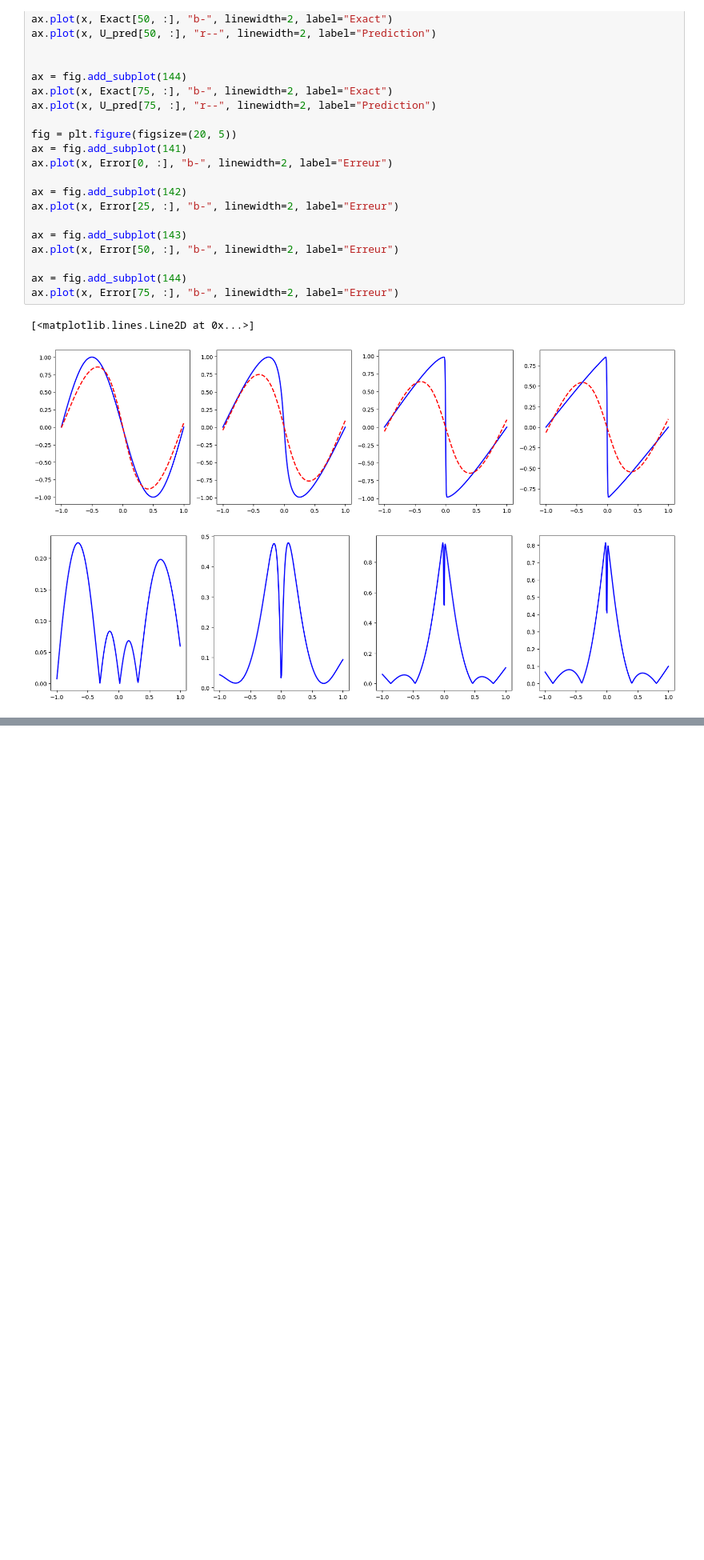
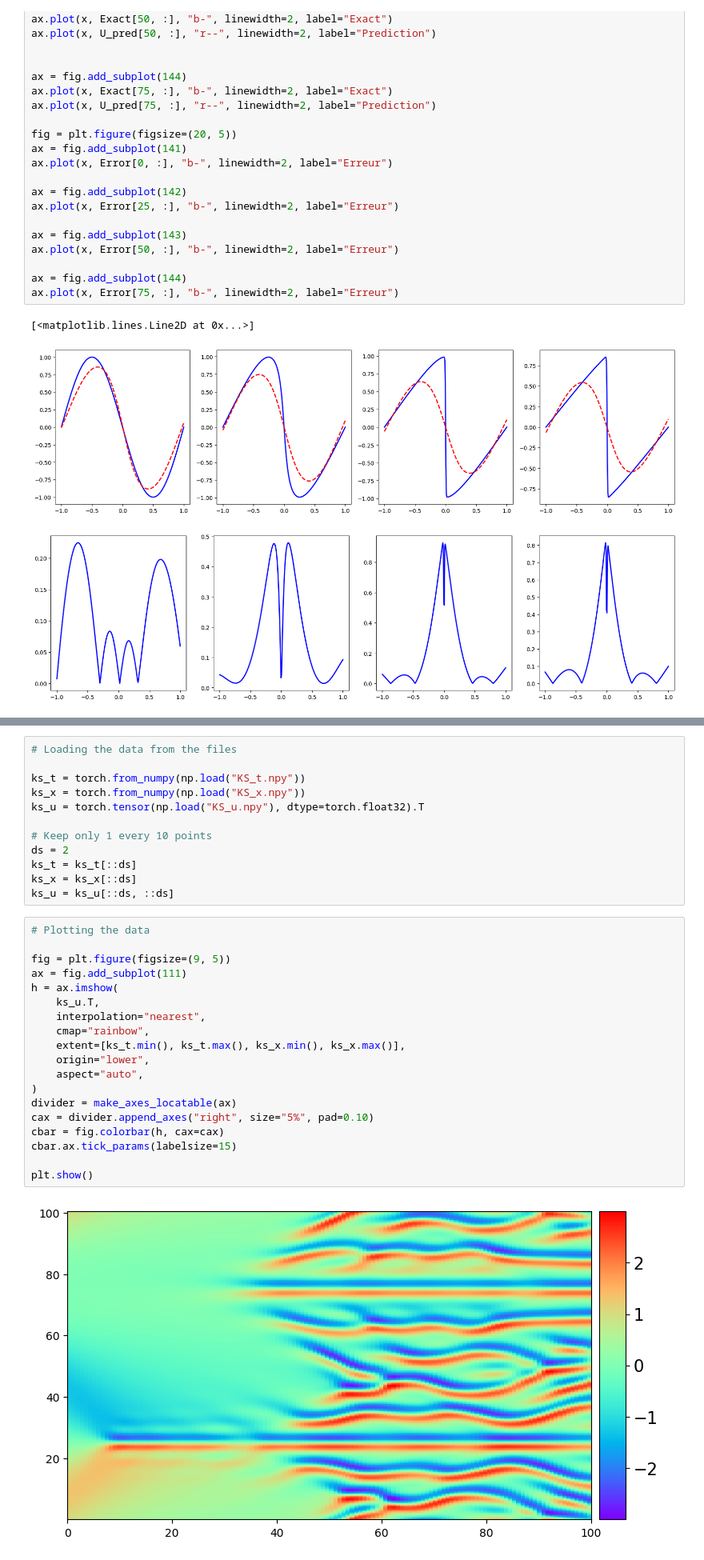
Before and after one commit to Jad-yehya/Advanced-deep, a Jupyter notebook: pinns/TME14_PINNS_student_colab.ipynb, the cells around one changed output, grey strips where cells are left out. Shown at 80% size. Drawn from its saved outputs; the diff is of its cells as text; blank space fills up the shorter version.

```diff
--- a/pinns/TME14_PINNS_student_colab.ipynb
+++ b/pinns/TME14_PINNS_student_colab.ipynb
@@ -1053,0 +1054,33 @@ ax.plot(x[min:max], Error[index, min:max], "b-", linewidth=2, label="Exact")
+# %%
+# Loading the data from the files
+
+ks_t = torch.from_numpy(np.load("KS_t.npy"))
+ks_x = torch.from_numpy(np.load("KS_x.npy"))
+ks_u = torch.tensor(np.load("KS_u.npy"), dtype=torch.float32).T
+
+# Keep only 1 every 10 points
+ds = 2
+ks_t = ks_t[::ds]
+ks_x = ks_x[::ds]
+ks_u = ks_u[::ds, ::ds]
+# %%
+# Plotting the data
+
+fig = plt.figure(figsize=(9, 5))
+ax = fig.add_subplot(111)
+h = ax.imshow(
+    ks_u.T,
+    interpolation="nearest",
+    cmap="rainbow",
+    extent=[ks_t.min(), ks_t.max(), ks_x.min(), ks_x.max()],
+    origin="lower",
+    aspect="auto",
+)
+divider = make_axes_locatable(ax)
+cax = divider.append_axes("right", size="5%", pad=0.10)
+cbar = fig.colorbar(h, cax=cax)
+cbar.ax.tick_params(labelsize=15)
+
+plt.show()
+# %% [output]
+[figure, added]
```
Also changed, not shown: parts of 23 cells of this notebook, 3 other files.
